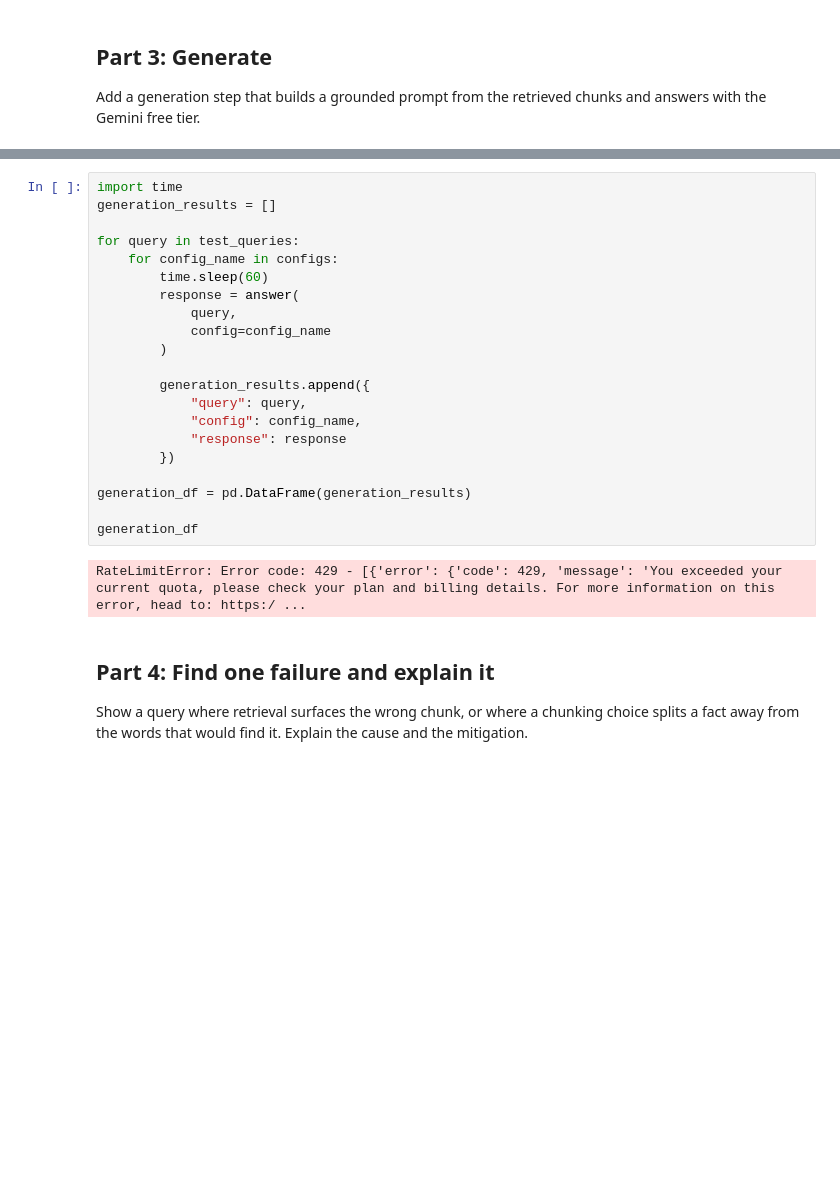
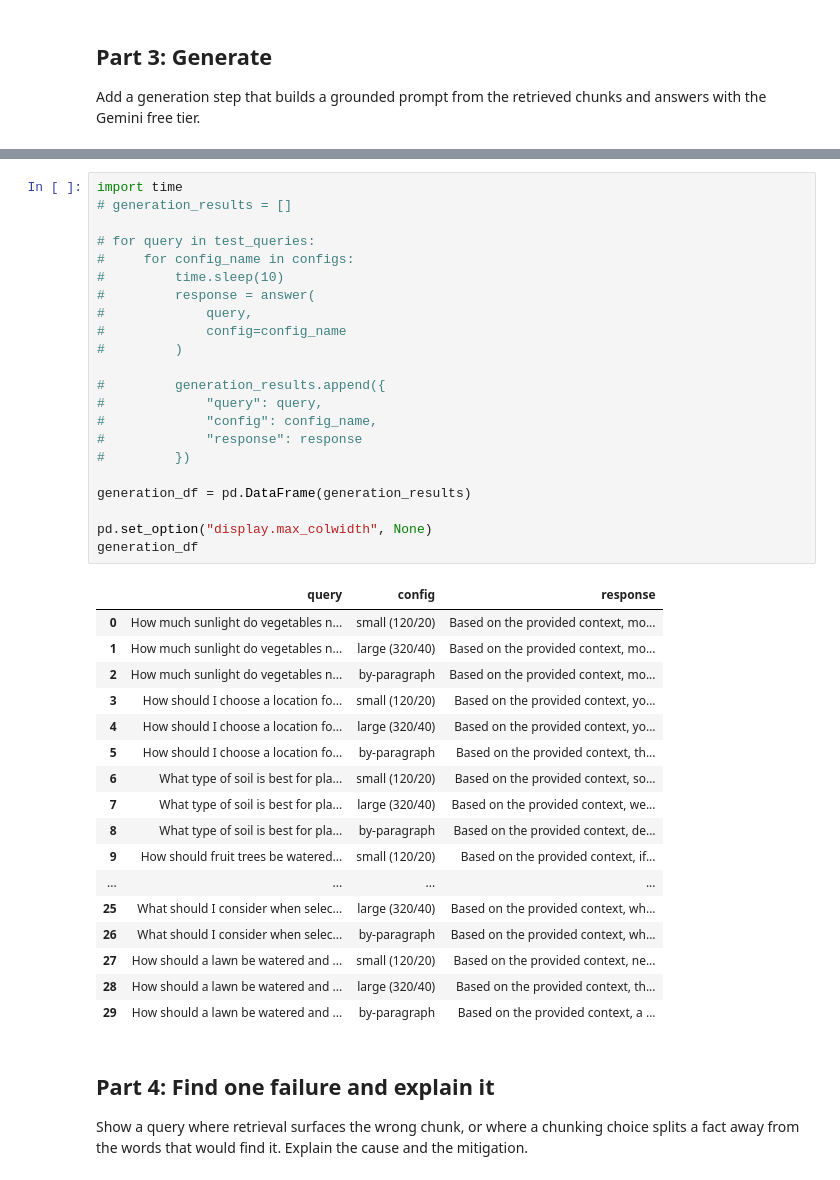
Before and after one commit to wyattae/cosc-650-applied-llm-systems, a Jupyter notebook: src/week5/week5_rag_starter.ipynb, the cells around one changed output, grey strips where cells are left out. Cells and saved outputs as stored; diff of their text form; blank space fills up the shorter version.

Commit message:
Adding e2e execution for all query and chunking combinations. Changed model to gemini-3.5-flash-lite to avoid daily quota. Updating part 4 analysis with new model being used.

```diff
--- a/src/week5/week5_rag_starter.ipynb
+++ b/src/week5/week5_rag_starter.ipynb
@@ -658,27 +658,44 @@ Answer:"""
     )
 # %%
 import time
-generation_results = []
+# generation_results = []
 
-for query in test_queries:
-    for config_name in configs:
-        time.sleep(60)
-        response = answer(
-            query,
-            config=config_name
-        )
+# for query in test_queries:
+#     for config_name in configs:
+#         time.sleep(10)
+#         response = answer(
+#             query,
+#             config=config_name
+#         )
 
-        generation_results.append({
-            "query": query,
-            "config": config_name,
-            "response": response
-        })
+#         generation_results.append({
+#             "query": query,
+#             "config": config_name,
+#             "response": response
+#         })
 
 generation_df = pd.DataFrame(generation_results)
 
+pd.set_option("display.max_colwidth", None)
 generation_df
 # %% [output]
-RateLimitError: Error code: 429 - [{'error': {'code': 429, 'message': 'You exceeded your current quota, please check your plan and billing details. For more information on this error, head to: https:/ ...
+|  | query | config | response |
+| 0 | How much sunlight do vegetables n... | small (120/20) | Based on the provided context, mo... |
+| 1 | How much sunlight do vegetables n... | large (320/40) | Based on the provided context, mo... |
+| 2 | How much sunlight do vegetables n... | by-paragraph | Based on the provided context, mo... |
+| 3 | How should I choose a location fo... | small (120/20) | Based on the provided context, yo... |
+| 4 | How should I choose a location fo... | large (320/40) | Based on the provided context, yo... |
+| 5 | How should I choose a location fo... | by-paragraph | Based on the provided context, th... |
+| 6 | What type of soil is best for pla... | small (120/20) | Based on the provided context, so... |
+| 7 | What type of soil is best for pla... | large (320/40) | Based on the provided context, we... |
+| 8 | What type of soil is best for pla... | by-paragraph | Based on the provided context, de... |
+| 9 | How should fruit trees be watered... | small (120/20) | Based on the provided context, if... |
+| ... | ... | ... | ... |
+| 25 | What should I consider when selec... | large (320/40) | Based on the provided context, wh... |
+| 26 | What should I consider when selec... | by-paragraph | Based on the provided context, wh... |
+| 27 | How should a lawn be watered and ... | small (120/20) | Based on the provided context, ne... |
+| 28 | How should a lawn be watered and ... | large (320/40) | Based on the provided context, th... |
+| 29 | How should a lawn be watered and ... | by-paragraph | Based on the provided context, a ... |
 # %% [markdown]
 ## Part 4: Find one failure and explain it
 Show a query where retrieval surfaces the wrong chunk, or where a chunking choice splits a fact away from the words that would find it. Explain the cause and the mitigation.
```
Also changed, not shown: parts of 4 cells of this notebook.
